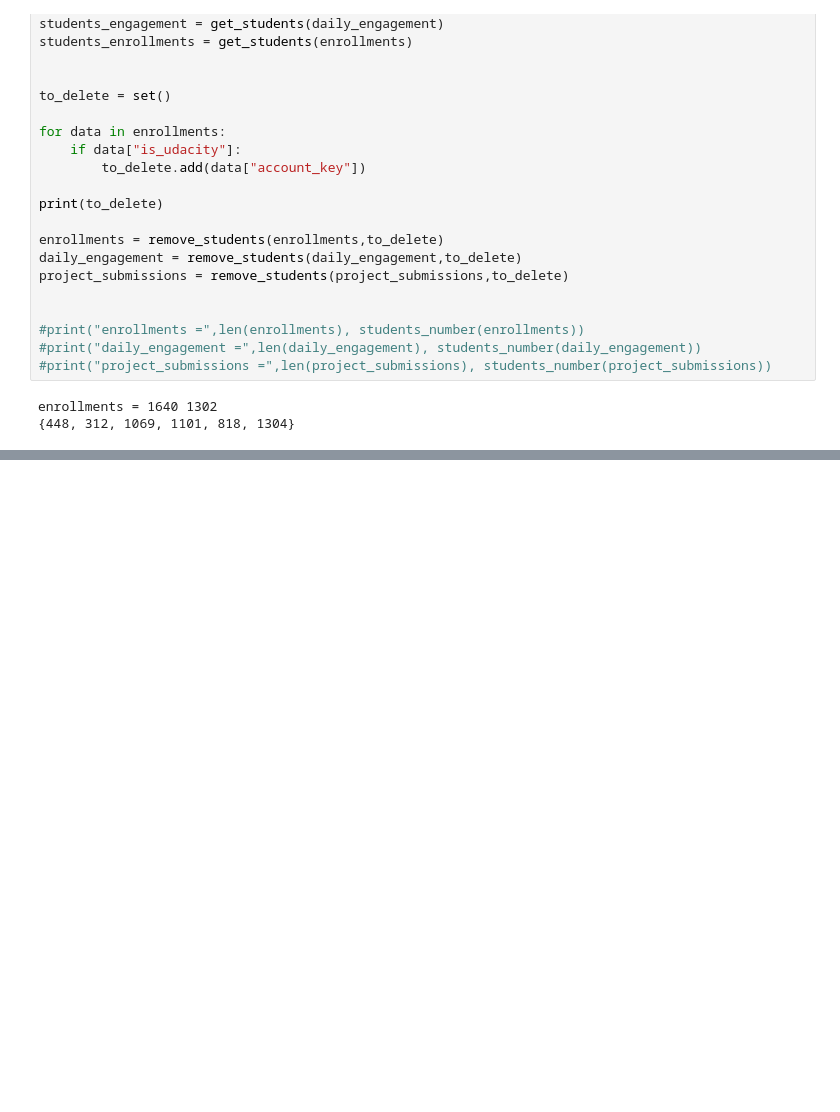
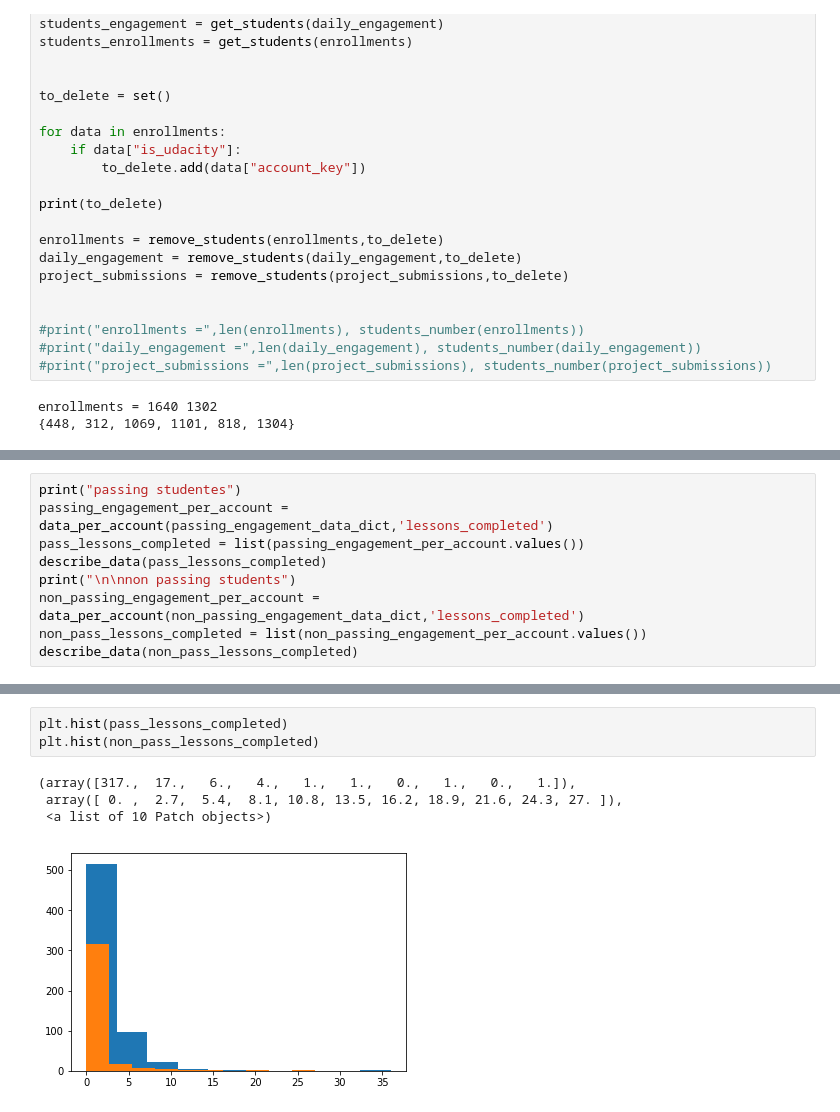
Before and after one commit to udacity-course/Data-Analysis, a Jupyter notebook: Data Analisys.ipynb, the cells around one changed output, grey strips where cells are left out. Cells and saved outputs as stored; diff of their text form; blank space fills up the shorter version.

```diff
--- a/Data Analisys.ipynb
+++ b/Data Analisys.ipynb
@@ -297,0 +472,9 @@ print(minutes_average)
+# %%
+print("passing studentes")
+passing_engagement_per_account = data_per_account(passing_engagement_data_dict,'lessons_completed')
+pass_lessons_completed = list(passing_engagement_per_account.values())
+describe_data(pass_lessons_completed)
+print("\n\nnon passing students")
+non_passing_engagement_per_account = data_per_account(non_passing_engagement_data_dict,'lessons_completed')
+non_pass_lessons_completed = list(non_passing_engagement_per_account.values())
+describe_data(non_pass_lessons_completed)
@@ -297,0 +528,8 @@ print(minutes_average)
+# %%
+plt.hist(pass_lessons_completed)
+plt.hist(non_pass_lessons_completed)
+# %% [output]
+(array([317.,  17.,   6.,   4.,   1.,   1.,   0.,   1.,   0.,   1.]),
+ array([ 0. ,  2.7,  5.4,  8.1, 10.8, 13.5, 16.2, 18.9, 21.6, 24.3, 27. ]),
+ <a list of 10 Patch objects>)
+[figure, added]
```
Also changed, not shown: parts of 20 cells of this notebook.
